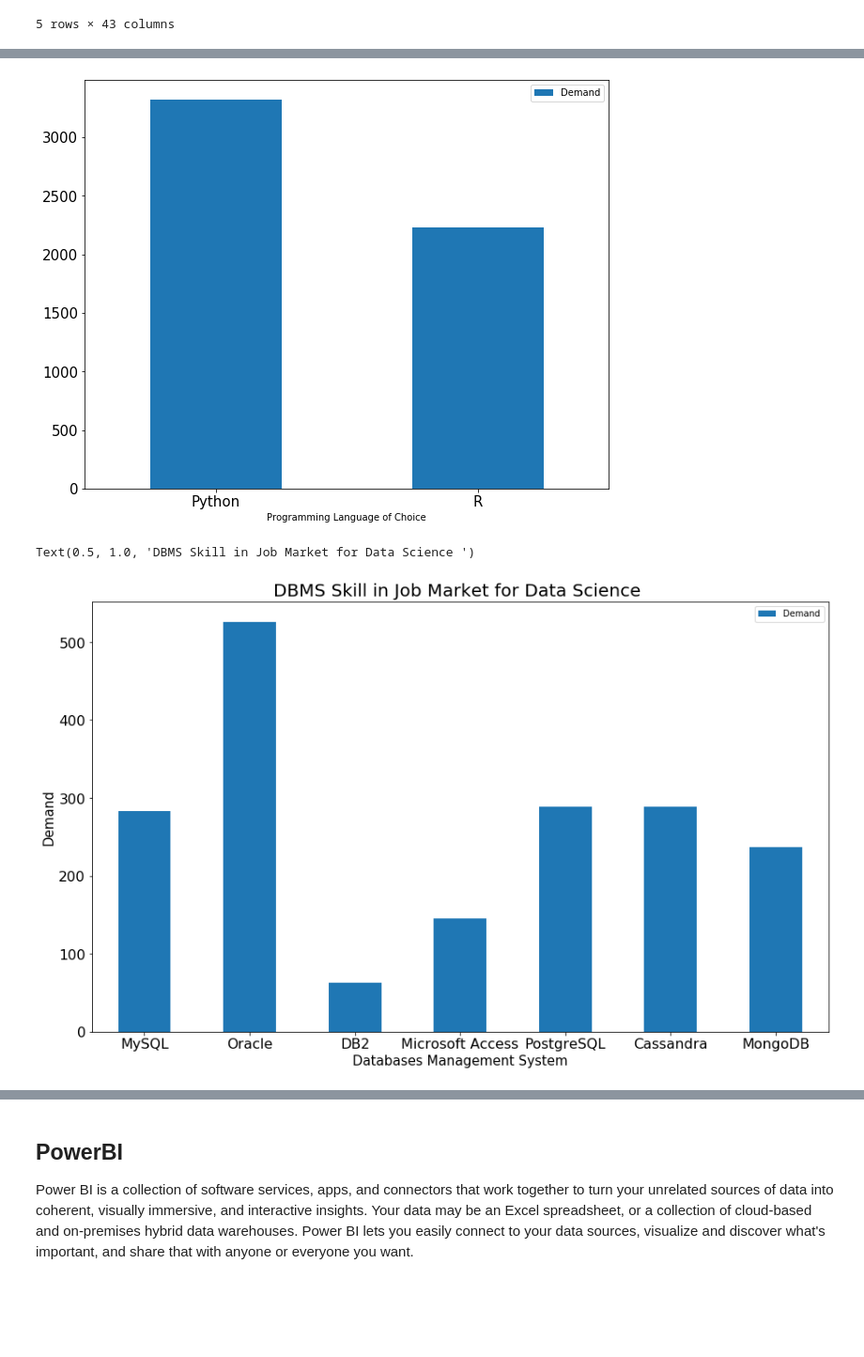
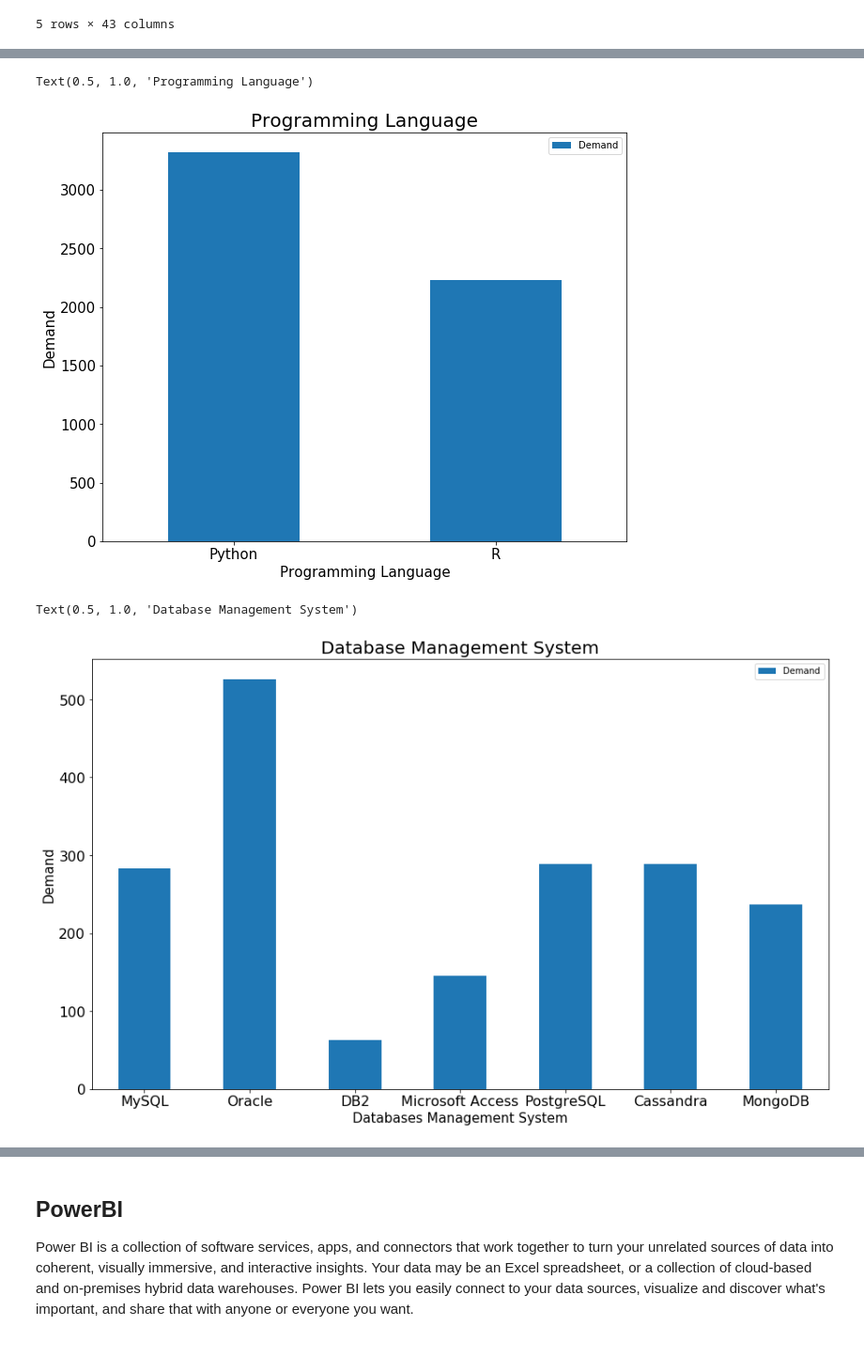
Before and after one commit to byanjusachin/EDA-on-Indeed-Dataset, a Jupyter notebook: EDA on Indeed Dataset.ipynb, the cells around one changed output, grey strips where cells are left out. Shown at 94% size. Cells and saved outputs as stored; diff of their text form; code cells hidden in the pictures; blank space fills up the shorter version.

```diff
--- a/EDA on Indeed Dataset.ipynb
+++ b/EDA on Indeed Dataset.ipynb
@@ -42,14 +42,16 @@ data['Skill'].head(15)
 Name: Skill, dtype: object
 # %%
 python = data['python'].value_counts()[1]
-r =  data['r'].value_counts()[1]
+r = data['r'].value_counts()[1]
 
-
-languages=pd.DataFrame({'Programming Language of Choice':['Python','R'],'Demand':[python,r]})
-
-languageplot=languages.plot.bar(x= 'Programming Language of Choice', y='Demand', figsize=(10,8),rot=0 , fontsize=15)
+languages = pd.DataFrame({'Programming Language':['Python','R'],'Demand':[python,r]})
+languageplot = languages.plot.bar(x = 'Programming Language', y = 'Demand', figsize = (10,8), rot = 0 , fontsize = 15)
+languageplot.set_ylabel('Demand', fontsize = 15)
+languageplot.set_xlabel("Programming Language", fontsize = 15)
+languageplot.set_title("Programming Language", fontsize = 20)
 # %% [output]
+Text(0.5, 1.0, 'Programming Language')
-[figure, old version]
+[figure, new version]
 # %%
 mysql = data['Skill'].str.contains('MySQL').value_counts()[1]
 oracle = data['Skill'].str.contains('Oracle').value_counts()[1]
@@ -61,12 +63,12 @@ mongoDB =  data['Skill'].str.contains('MongoDB').value_counts()[1]
 
 dbms = ['MySQL','Oracle','DB2','Microsoft Access','PostgreSQL','Cassandra','MongoDB']
 dbms_demand = [mysql,oracle,db2,access,postgre,cassandra,mongoDB]
-dbmsData = pd.DataFrame({'DBMS':dbms, 'Demand':dbms_demand})
-dbmsplot = dbmsData.plot.bar(x='DBMS', y='Demand', figsize=(15,9),fontsize=16, rot=0)
-dbmsplot.set_ylabel('Demand', fontsize=15)
-dbmsplot.set_xlabel("Databases Management System", fontsize=15)
-dbmsplot.set_title("DBMS Skill in Job Market for Data Science ", fontsize=20)
+dbms_Data = pd.DataFrame({'DBMS':dbms, 'Demand':dbms_demand})
+dbmsplot = dbms_Data.plot.bar(x = 'DBMS', y = 'Demand', figsize= (15,9), fontsize = 16, rot = 0)
+dbmsplot.set_ylabel('Demand', fontsize = 15)
+dbmsplot.set_xlabel("Databases Management System", fontsize = 15)
+dbmsplot.set_title("Database Management System", fontsize = 20)
 # %% [output]
-Text(0.5, 1.0, 'DBMS Skill in Job Market for Data Science ')
+Text(0.5, 1.0, 'Database Management System')
-[figure, old version]
+[figure, new version]
 # %%
```
Also changed, not shown: parts of 6 cells of this notebook, 1 other file.
